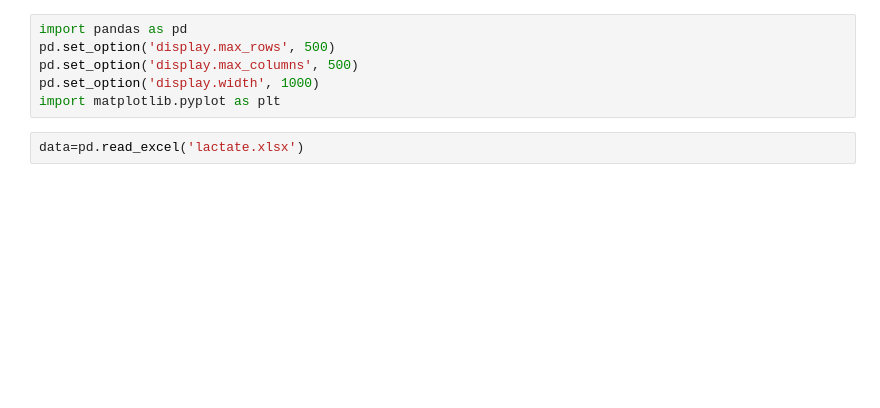
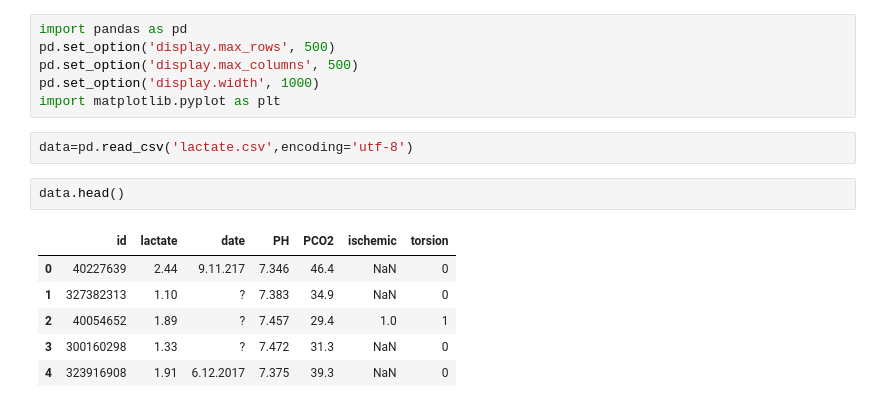
Before and after one commit to zhsegal/backup, a Jupyter notebook: adi/Untitled.ipynb, the cells around one changed output. Saved outputs shown, nothing was run; the diff lists cells and outputs as text; blank space fills up the shorter version.

```diff
--- a/adi/Untitled.ipynb
+++ b/adi/Untitled.ipynb
@@ -5,5 +5,14 @@ pd.set_option('display.max_columns', 500)
 pd.set_option('display.width', 1000)
 import matplotlib.pyplot as plt
 # %%
-data=pd.read_excel('lactate.xlsx')
+data=pd.read_csv('lactate.csv',encoding='utf-8')
+# %%
+data.head()
+# %% [output]
+|  | id | lactate | date | PH | PCO2 | ischemic | torsion |
+| 0 | 40227639 | 2.44 | 9.11.217 | 7.346 | 46.4 | NaN | 0 |
+| 1 | 327382313 | 1.10 | ? | 7.383 | 34.9 | NaN | 0 |
+| 2 | 40054652 | 1.89 | ? | 7.457 | 29.4 | 1.0 | 1 |
+| 3 | 300160298 | 1.33 | ? | 7.472 | 31.3 | NaN | 0 |
+| 4 | 323916908 | 1.91 | 6.12.2017 | 7.375 | 39.3 | NaN | 0 |
 # %%
```
Also changed, not shown: parts of 6 cells of this notebook, 6 other files.
